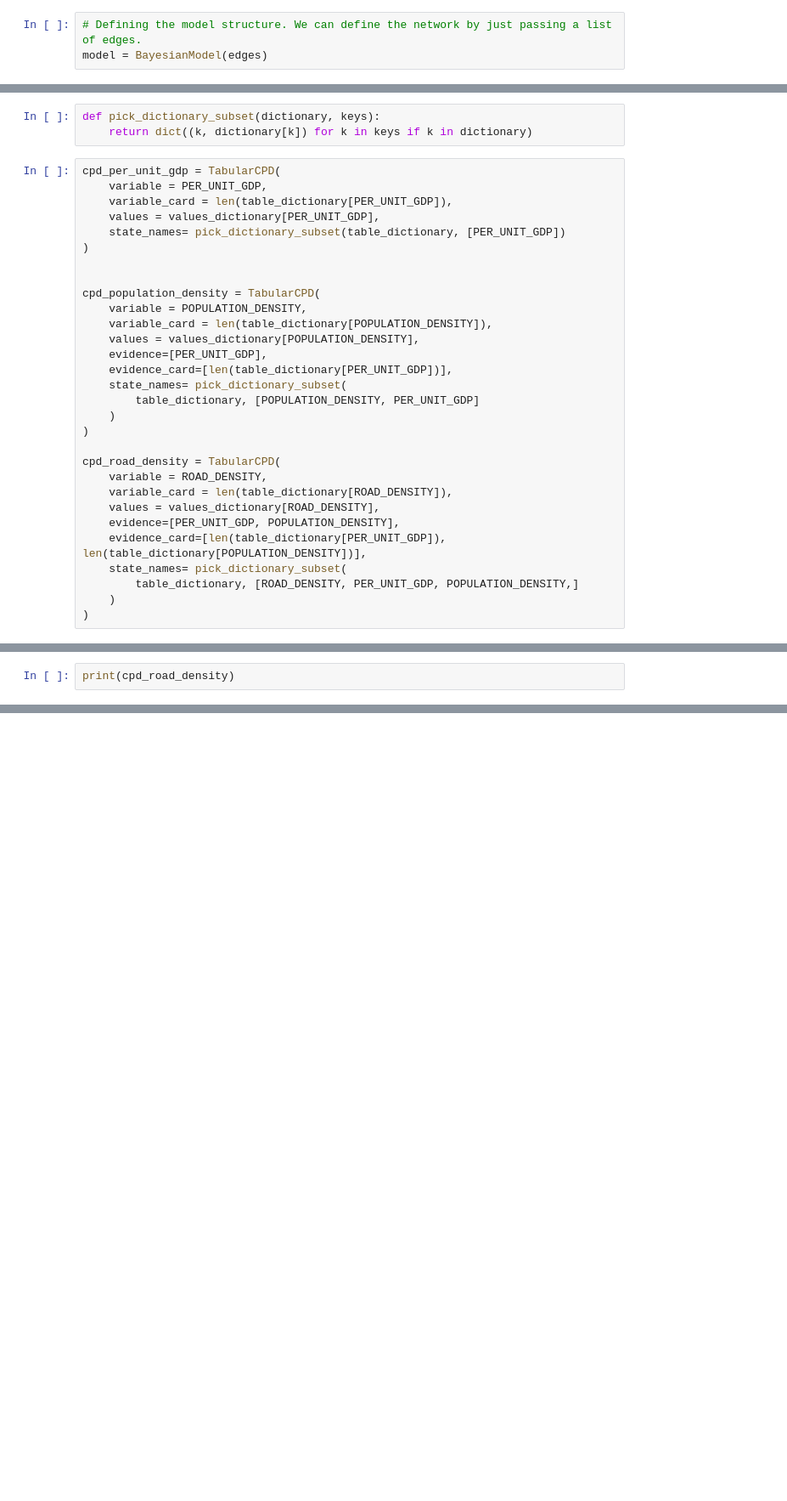
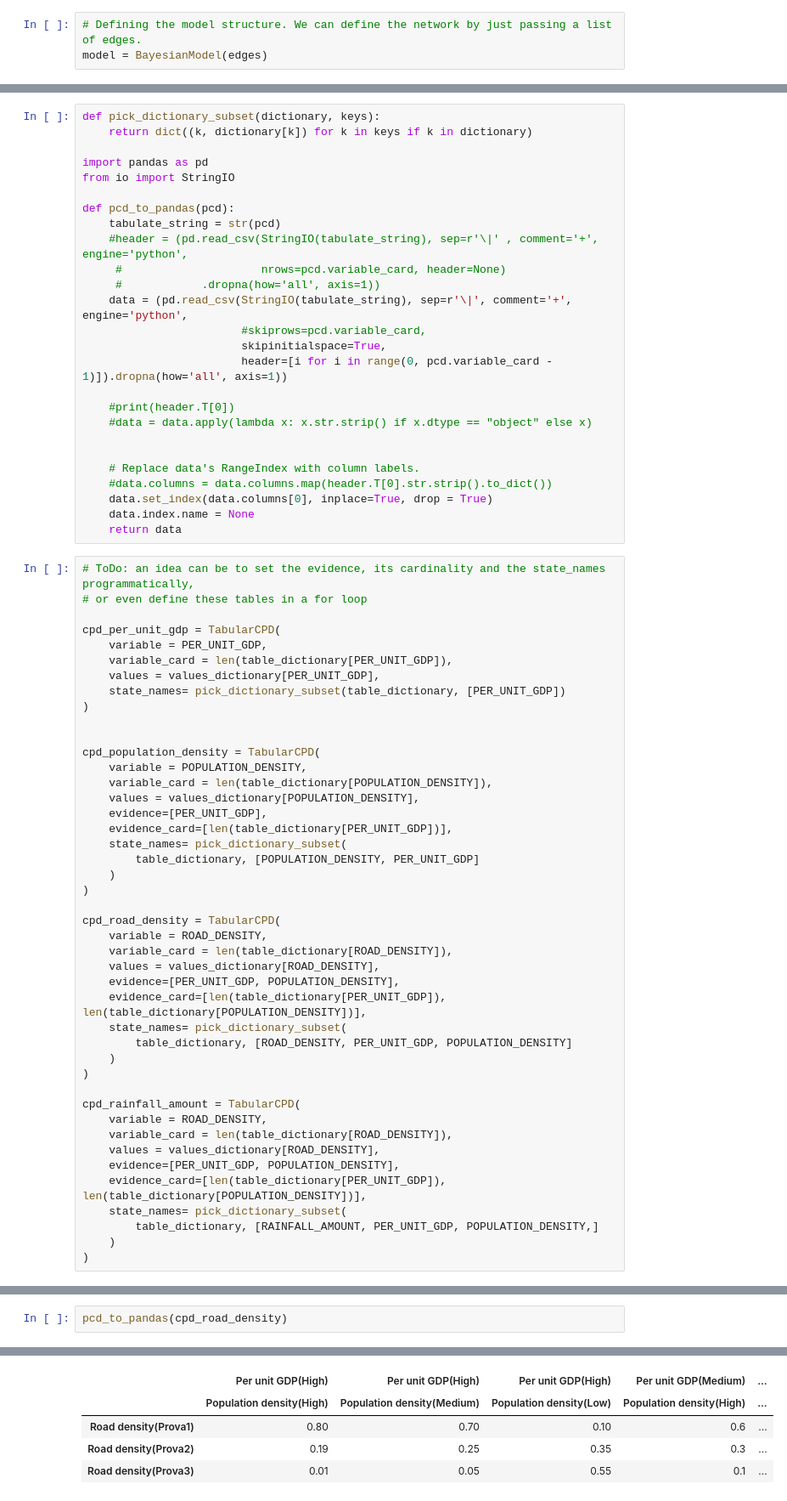
Before and after one commit to RiccardoSpolaor/Flood-disaster-prediction, a Jupyter notebook: Flooding Disaster Prediction.ipynb, the cells around one changed output, grey strips where cells are left out. Shown: that part at 85% size. Cells and saved outputs as stored; diff of their text form; blank space fills up the shorter version.

```diff
--- a/Flooding Disaster Prediction.ipynb
+++ b/Flooding Disaster Prediction.ipynb
@@ -87,7 +98,33 @@ model = BayesianModel(edges)
 # %%
 def pick_dictionary_subset(dictionary, keys):
     return dict((k, dictionary[k]) for k in keys if k in dictionary)
+
+import pandas as pd
+from io import StringIO
+
+def pcd_to_pandas(pcd):
+    tabulate_string = str(pcd)
+    #header = (pd.read_csv(StringIO(tabulate_string), sep=r'\|' , comment='+', engine='python',
+     #                     nrows=pcd.variable_card, header=None)
+     #            .dropna(how='all', axis=1))
+    data = (pd.read_csv(StringIO(tabulate_string), sep=r'\|', comment='+', engine='python',
+                        #skiprows=pcd.variable_card,
+                        skipinitialspace=True,
+                        header=[i for i in range(0, pcd.variable_card - 1)]).dropna(how='all', axis=1))
+
+    #print(header.T[0])
+    #data = data.apply(lambda x: x.str.strip() if x.dtype == "object" else x)
+
+
+    # Replace data's RangeIndex with column labels.
+    #data.columns = data.columns.map(header.T[0].str.strip().to_dict())
+    data.set_index(data.columns[0], inplace=True, drop = True)
+    data.index.name = None
+    return data
 # %%
+# ToDo: an idea can be to set the evidence, its cardinality and the state_names programmatically,
+# or even define these tables in a for loop
+
 cpd_per_unit_gdp = TabularCPD(
     variable = PER_UNIT_GDP,
     variable_card = len(table_dictionary[PER_UNIT_GDP]),
@@ -114,6 +151,17 @@ cpd_road_density = TabularCPD(
     evidence=[PER_UNIT_GDP, POPULATION_DENSITY],
     evidence_card=[len(table_dictionary[PER_UNIT_GDP]), len(table_dictionary[POPULATION_DENSITY])],
     state_names= pick_dictionary_subset(
-        table_dictionary, [ROAD_DENSITY, PER_UNIT_GDP, POPULATION_DENSITY,]
+        table_dictionary, [ROAD_DENSITY, PER_UNIT_GDP, POPULATION_DENSITY]
     )
 )
+
+cpd_rainfall_amount = TabularCPD(
+    variable = ROAD_DENSITY,
+    variable_card = len(table_dictionary[ROAD_DENSITY]),
+    values = values_dictionary[ROAD_DENSITY],
+    evidence=[PER_UNIT_GDP, POPULATION_DENSITY],
+    evidence_card=[len(table_dictionary[PER_UNIT_GDP]), len(table_dictionary[POPULATION_DENSITY])],
+    state_names= pick_dictionary_subset(
+        table_dictionary, [RAINFALL_AMOUNT, PER_UNIT_GDP, POPULATION_DENSITY,]
+    )
+)
@@ -120,3 +182,3 @@ cpd_road_density = TabularCPD(
 # %%
-print(cpd_road_density)
+pcd_to_pandas(cpd_road_density)
 # %% [output]
@@ -133,0 +185,5 @@ print(cpd_road_density)
+|  | Per unit GDP(High) | Per unit GDP(High) | Per unit GDP(High) | Per unit GDP(Medium) | ... |
+|  | Population density(High) | Population density(Medium) | Population density(Low) | Population density(High) | ... |
+| Road density(Prova1) | 0.80 | 0.70 | 0.10 | 0.6 | ... |
+| Road density(Prova2) | 0.19 | 0.25 | 0.35 | 0.3 | ... |
+| Road density(Prova3) | 0.01 | 0.05 | 0.55 | 0.1 | ... |
```
Also changed, not shown: parts of 9 cells of this notebook.
